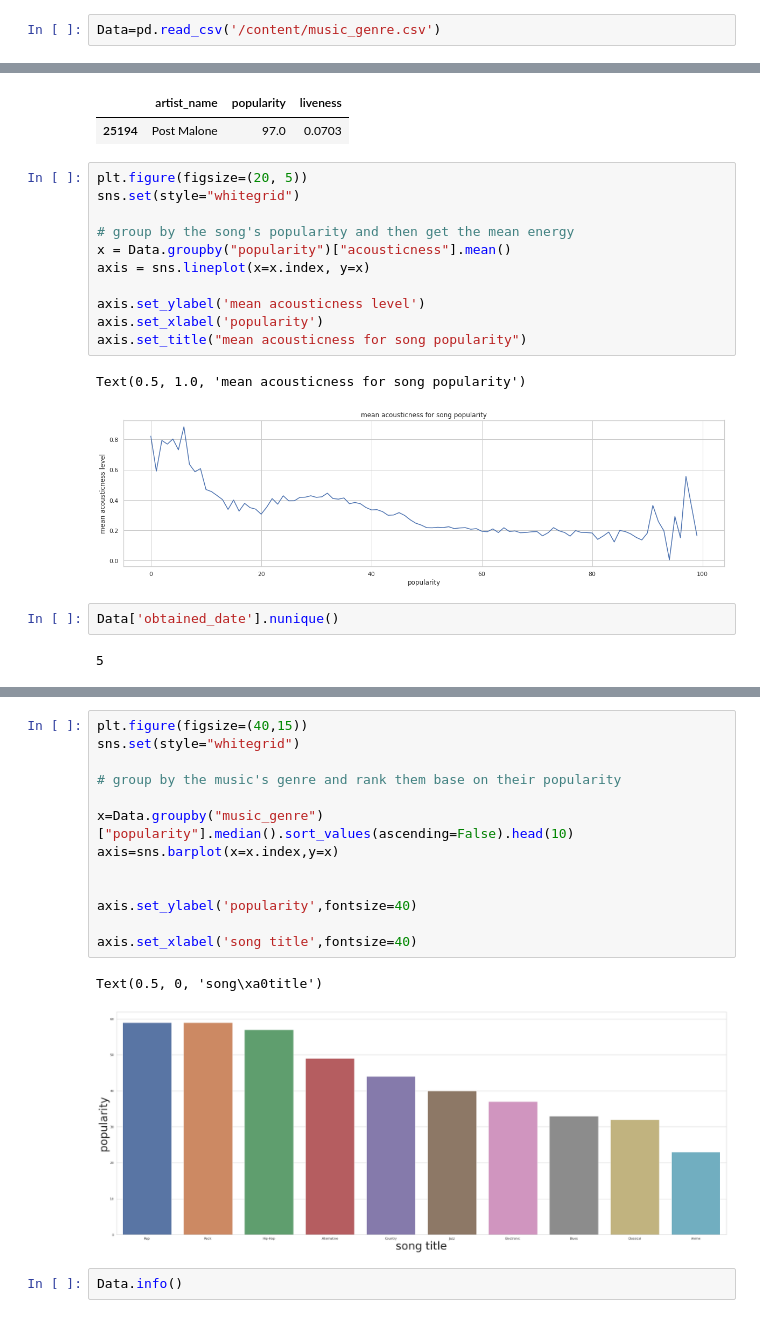
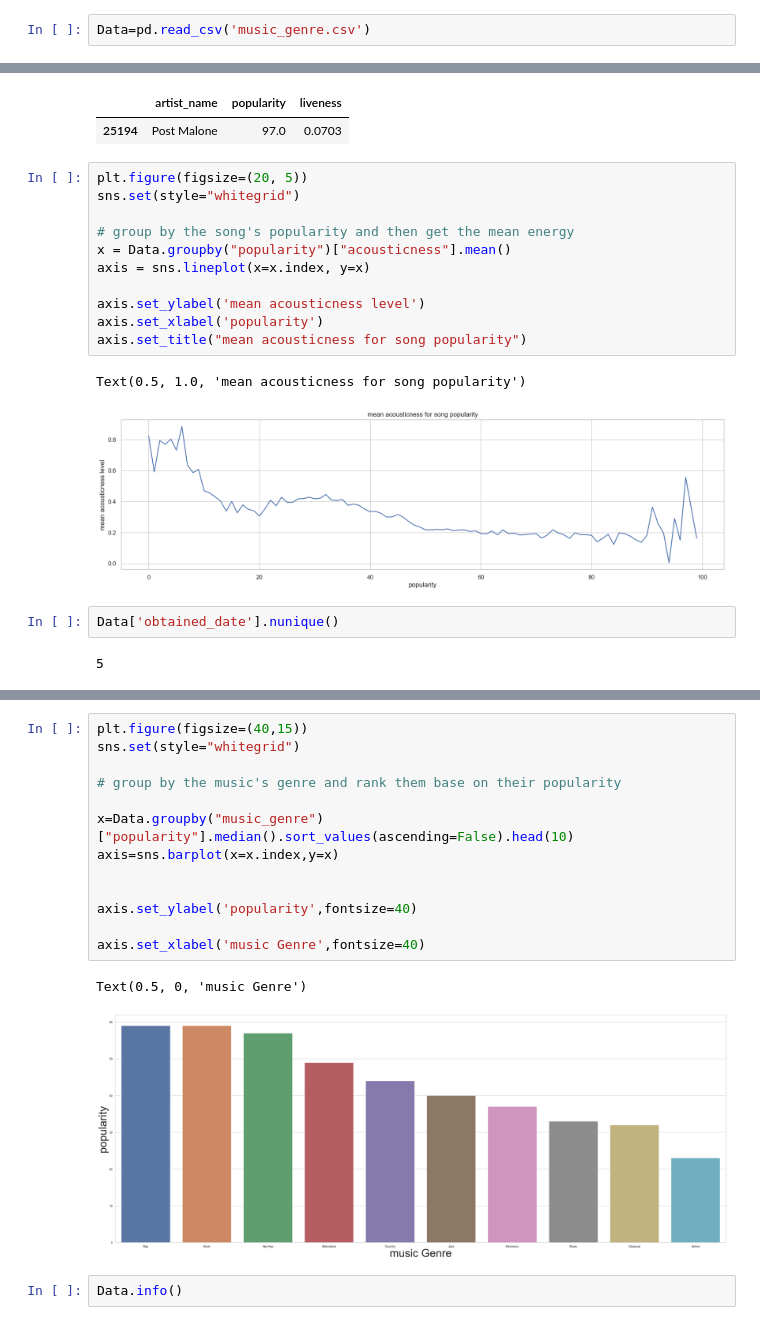
Before and after one commit to bileldhambri/DS-Project-Music-Classification, a Jupyter notebook: Data_processing_and_EDA.ipynb, the cells around one changed output, grey strips where cells are left out. Cells and saved outputs as stored; diff of their text form.

```diff
--- a/Data_processing_and_EDA.ipynb
+++ b/Data_processing_and_EDA.ipynb
@@ -6,7 +6,7 @@ import missingno as msno
 import seaborn as sns
 import numpy as np
 # %%
-Data=pd.read_csv('/content/music_genre.csv')
+Data=pd.read_csv('music_genre.csv')
 # %%
 print(Data.shape)
 Data.head()
@@ -212,7 +214,7 @@ axis.set_xlabel('popularity')
 axis.set_title("mean acousticness for song popularity")
 # %% [output]
 Text(0.5, 1.0, 'mean acousticness for song popularity')
-[figure, old version]
+[figure, new version]
 # %%
 Data['obtained_date'].nunique()
 # %% [output]
@@ -229,19 +231,19 @@ Data.head()
 # %%
 plt.figure(figsize=(40,15))
 sns.set(style="whitegrid")
 
 # group by the music's genre and rank them base on their popularity
 
 x=Data.groupby("music_genre")["popularity"].median().sort_values(ascending=False).head(10)
 axis=sns.barplot(x=x.index,y=x)
 
 
 axis.set_ylabel('popularity',fontsize=40)
 
-axis.set_xlabel('song title',fontsize=40)
+axis.set_xlabel('music Genre',fontsize=40)
 # %% [output]
-Text(0.5, 0, 'song\xa0title')
+Text(0.5, 0, 'music Genre')
-[figure, old version]
+[figure, new version]
 # %%
 Data.info()
 # %% [output]
```
Also changed, not shown: parts of 13 cells of this notebook, 1 other file.
